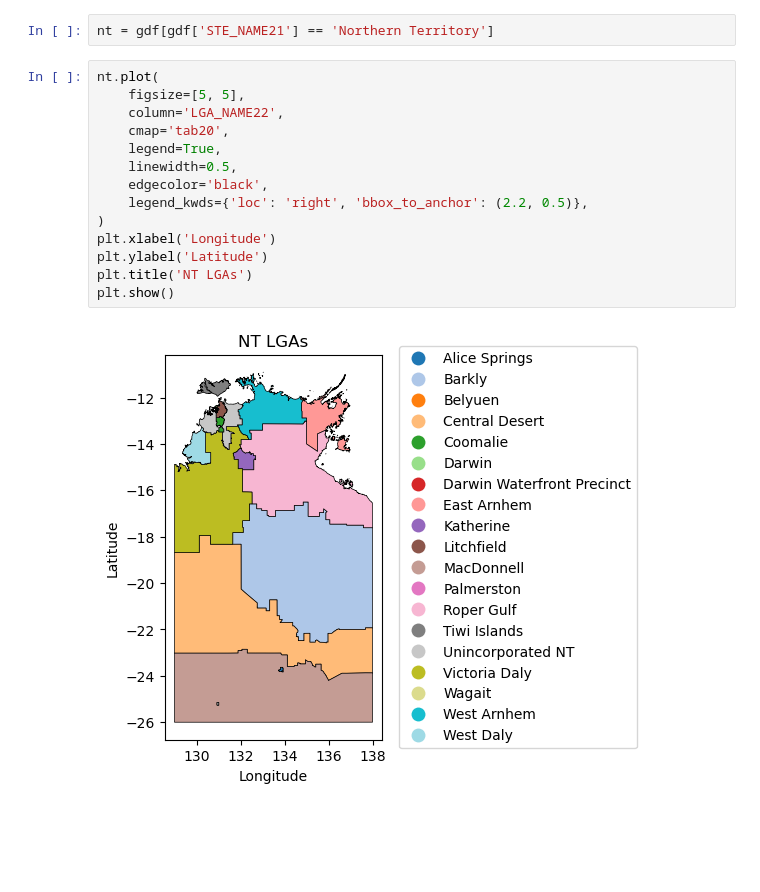
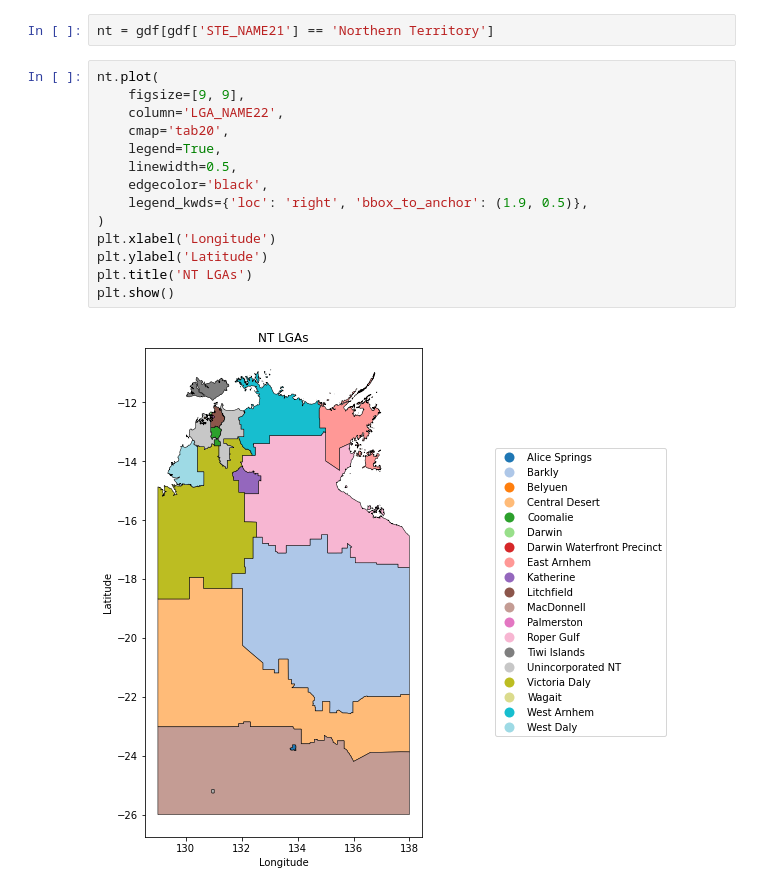
Before and after one commit to aus-ref-clim-data-nci/shapefiles, a Jupyter notebook: aus_local_gov.ipynb, the cells around one changed output. Saved outputs shown, nothing was run; the diff lists cells and outputs as text; blank space fills up the shorter version.

Commit message:
Better figure size

```diff
--- a/aus_local_gov.ipynb
+++ b/aus_local_gov.ipynb
@@ -45,17 +45,17 @@ An example plot for just one state/territory...
 nt = gdf[gdf['STE_NAME21'] == 'Northern Territory']
 # %%
 nt.plot(
-    figsize=[5, 5],
+    figsize=[9, 9],
     column='LGA_NAME22',
     cmap='tab20',
     legend=True,
     linewidth=0.5,
     edgecolor='black',
-    legend_kwds={'loc': 'right', 'bbox_to_anchor': (2.2, 0.5)},
+    legend_kwds={'loc': 'right', 'bbox_to_anchor': (1.9, 0.5)},
 )
 plt.xlabel('Longitude')
 plt.ylabel('Latitude')
 plt.title('NT LGAs')
 plt.show()
 # %% [output]
-[figure, old version]
+[figure, new version]
```
Also changed, not shown: parts of 2 cells of this notebook.
